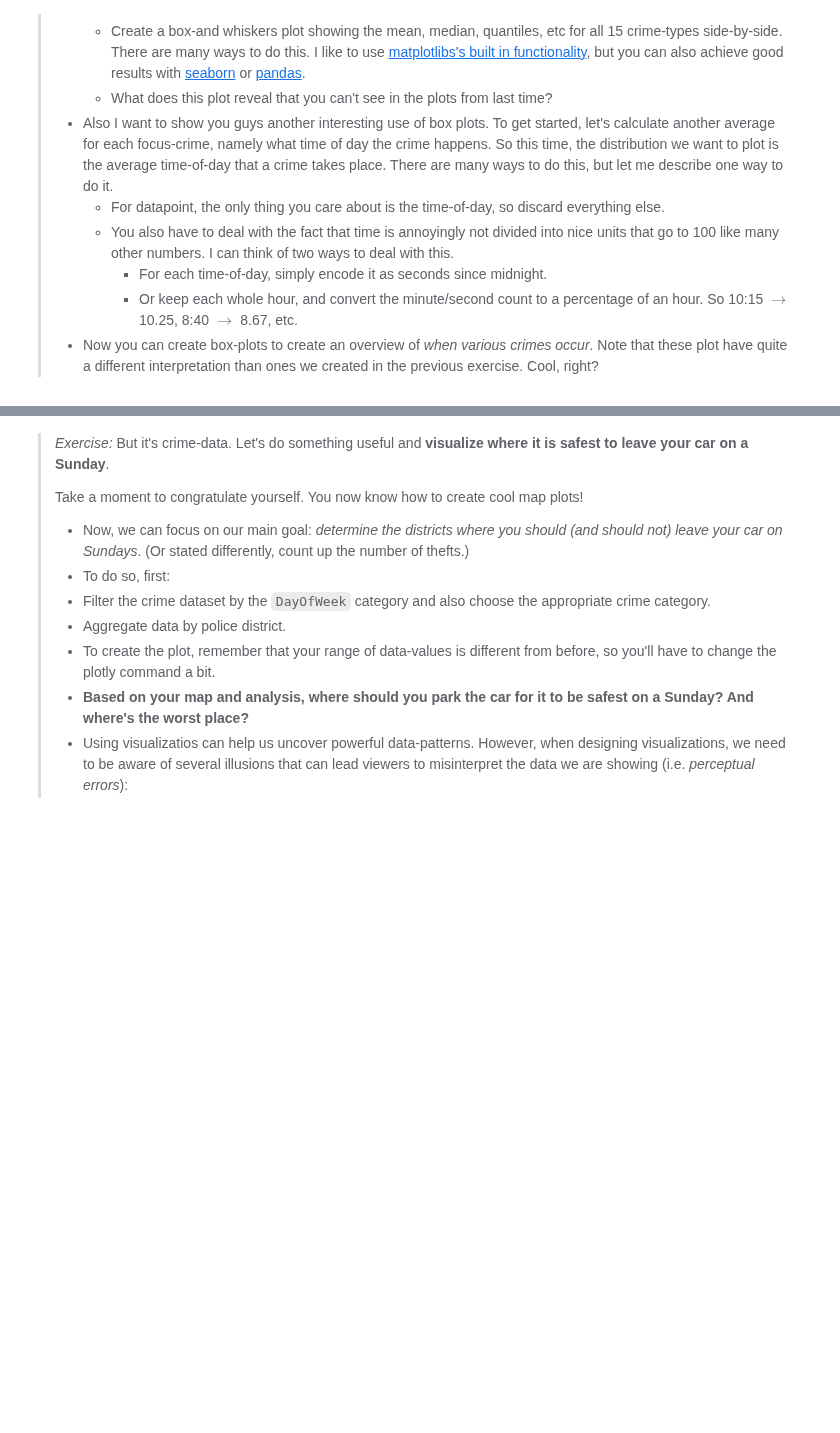
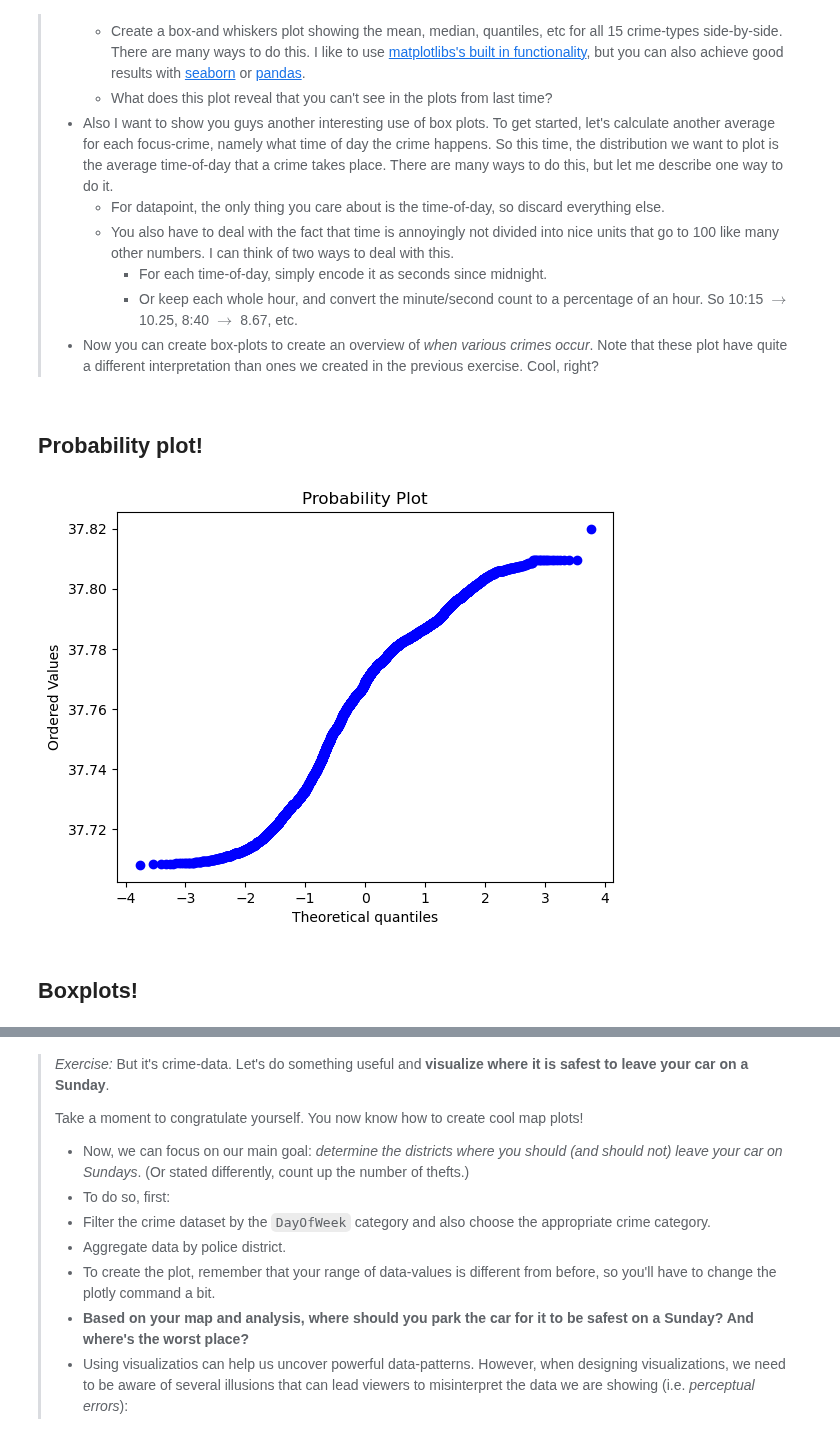
Before and after one commit to jens-create/socialdata2023, a Jupyter notebook: lectures/Week3.ipynb, the cells around one changed output, grey strips where cells are left out. Saved outputs shown, nothing was run; the diff lists cells and outputs as text; code cells hidden in the pictures; blank space fills up the shorter version.

```diff
--- a/lectures/Week3.ipynb
+++ b/lectures/Week3.ipynb
@@ -143,3 +165,15 @@ TypeError: Cannot perform 'ror_' with a dtyped [object] array and scalar of type
 >     * For each time-of-day, simply encode it as seconds since midnight.
 >     * Or keep each whole hour, and convert the minute/second count to a percentage of an hour. So 10:15 $\rightarrow$ 10.25, 8:40 $\rightarrow$ 8.67, etc.
 > * Now you can create box-plots to create an overview of *when various crimes occur*. Note that these plot have quite a different interpretation than ones we created in the previous exercise. Cool, right?
+# %% [markdown]
+## Probability plot!
+# %%
+import numpy as np
+from scipy import stats
+import matplotlib.pyplot as plt
+res = stats.probplot(df_2.lat, plot=plt, fit=False, dist='norm')
+plt.show()
+# %% [output]
+[figure, added]
+# %% [markdown]
+## Boxplots!
```
Also changed, not shown: parts of 13 cells of this notebook.
